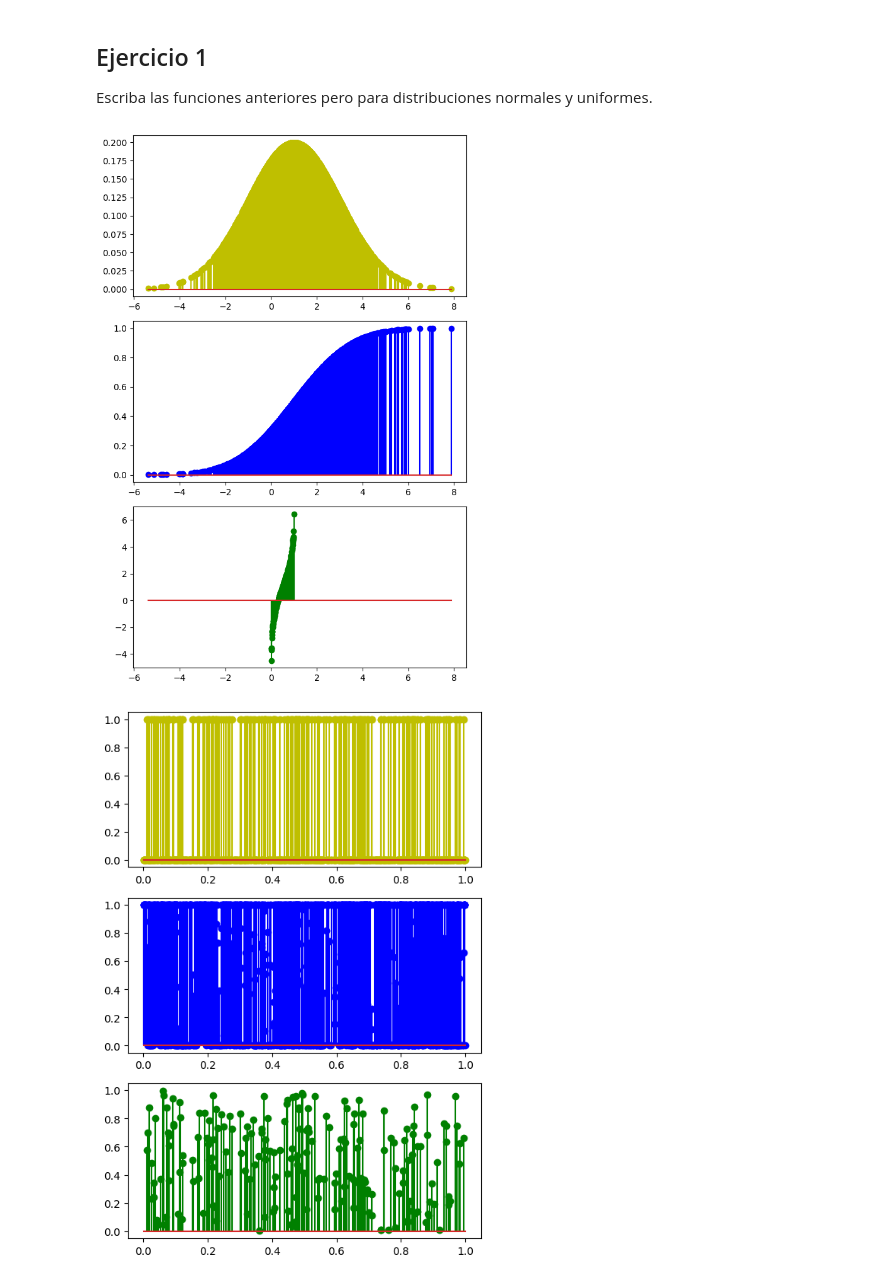
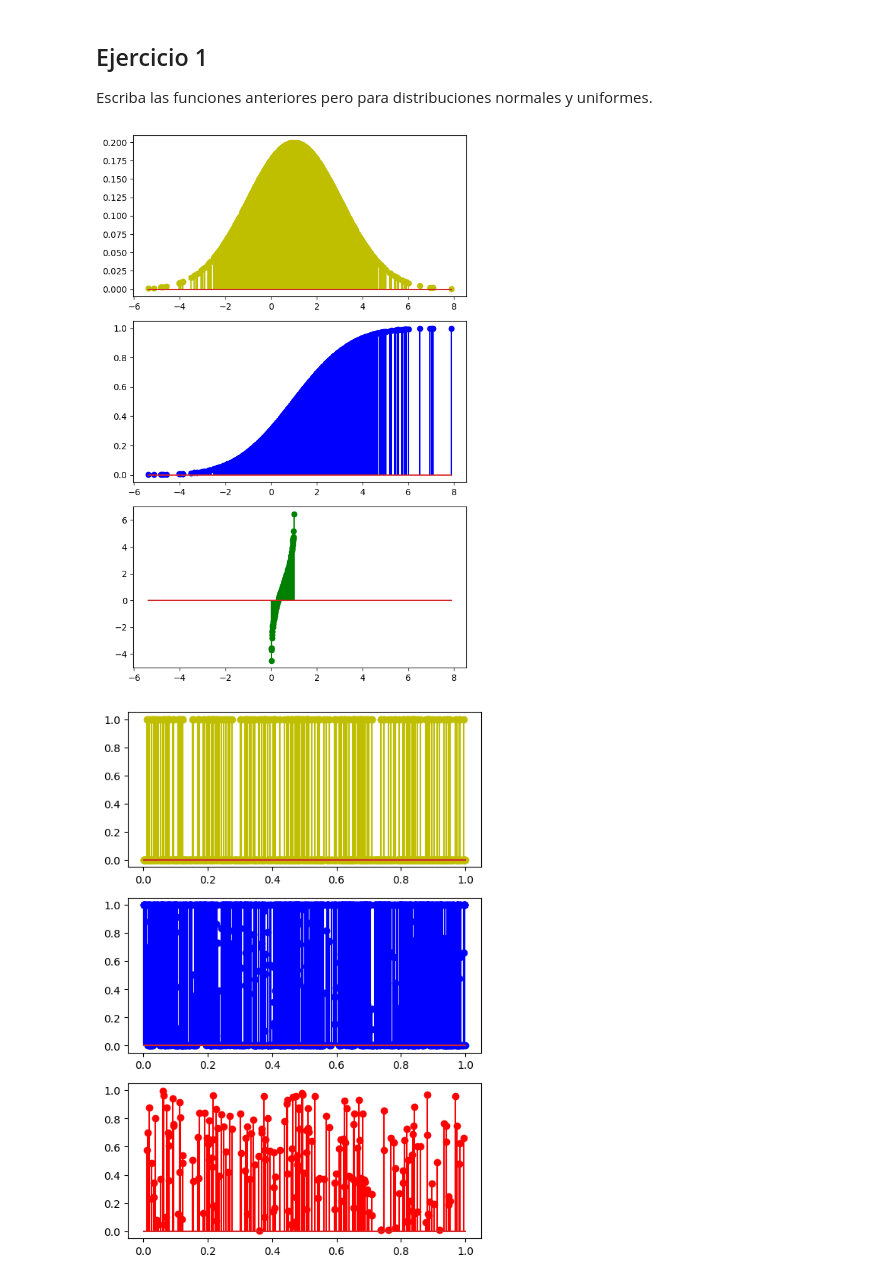
Before and after one commit to 19Juan/Ejercicios-de-distribuci-n-de-probabilidad-con-Python, a Jupyter notebook: notebook/problems.es.ipynb, the cells around one changed output. Cells and saved outputs as stored; diff of their text form; code cells hidden in the pictures.

```diff
--- a/notebook/problems.es.ipynb
+++ b/notebook/problems.es.ipynb
@@ -159,32 +159,32 @@ fig, axis = plt.subplots(3,1 , figsize = (6, 9))
 
 axis[0].stem(data, pdf, "y-")
 axis[1].stem(data, cdf, "b-")
 axis[2].stem(data, ppf, "g-")
 
 # Adjust the layout
 plt.tight_layout()
 
 # Show the plot
 plt.show()
 
 
 #uniforme
 
 low=0
 High=1
 data_uniform = runif(1000, minimo=low, maximo=High)
 
 pdf_unif = dunif(data,minimo=low, maximo=High)
 cdf_unif = punif(data,minimo=low, maximo=High)
 ppf_unif = qunif(data,minimo=low, maximo=High)
 
 fig, axis = plt.subplots(3,1 , figsize = (6,9))
 
 axis[0].stem(data_uniform, pdf_unif, "y-")
 axis[1].stem(data_uniform, cdf_unif, "b-")
-axis[2].stem(data_uniform, ppf_unif, "g-")
+axis[2].stem(data_uniform, ppf_unif, "r-")
 
 plt.show()
 # %% [output]
 [figure]
-[figure, old version]
+[figure, new version]
```
